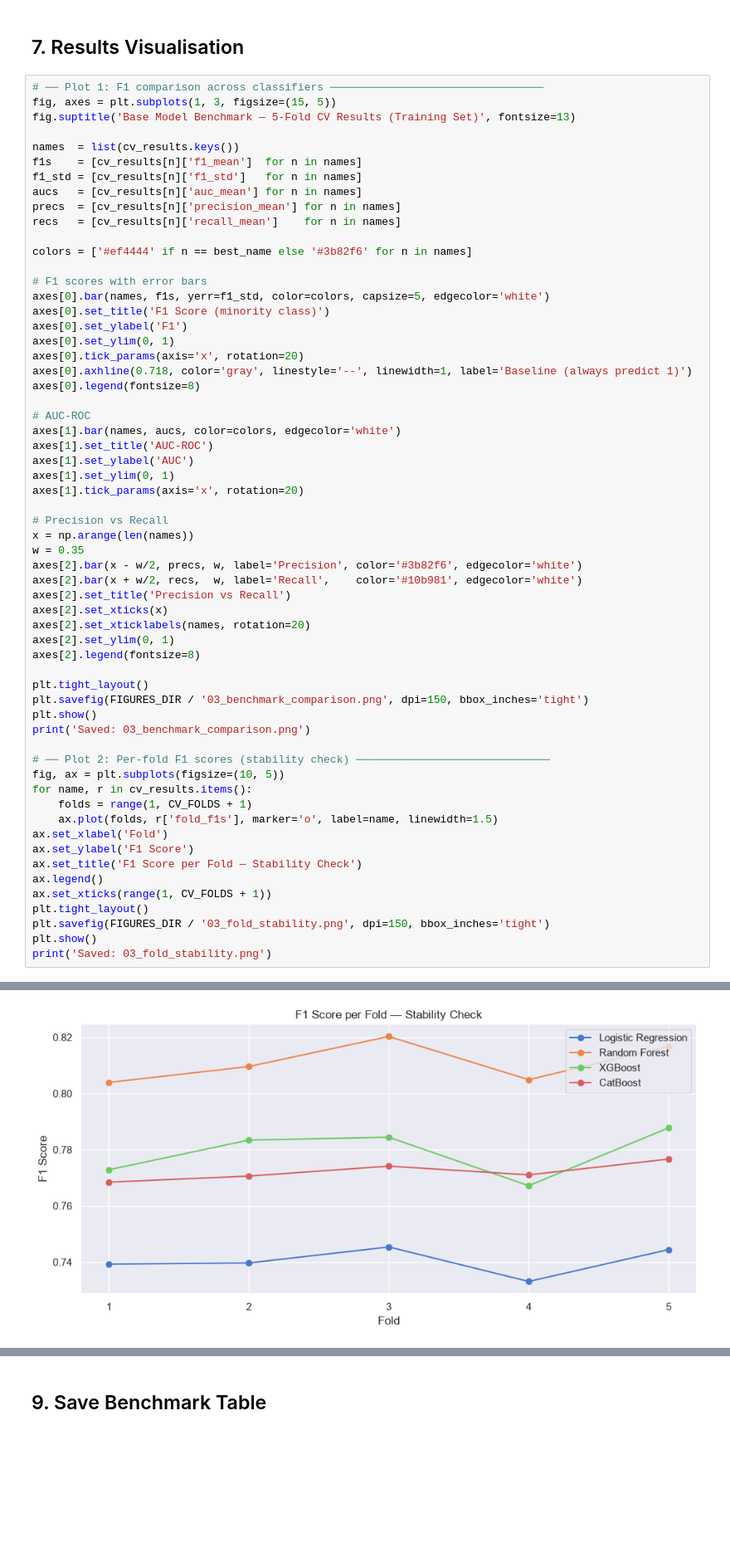
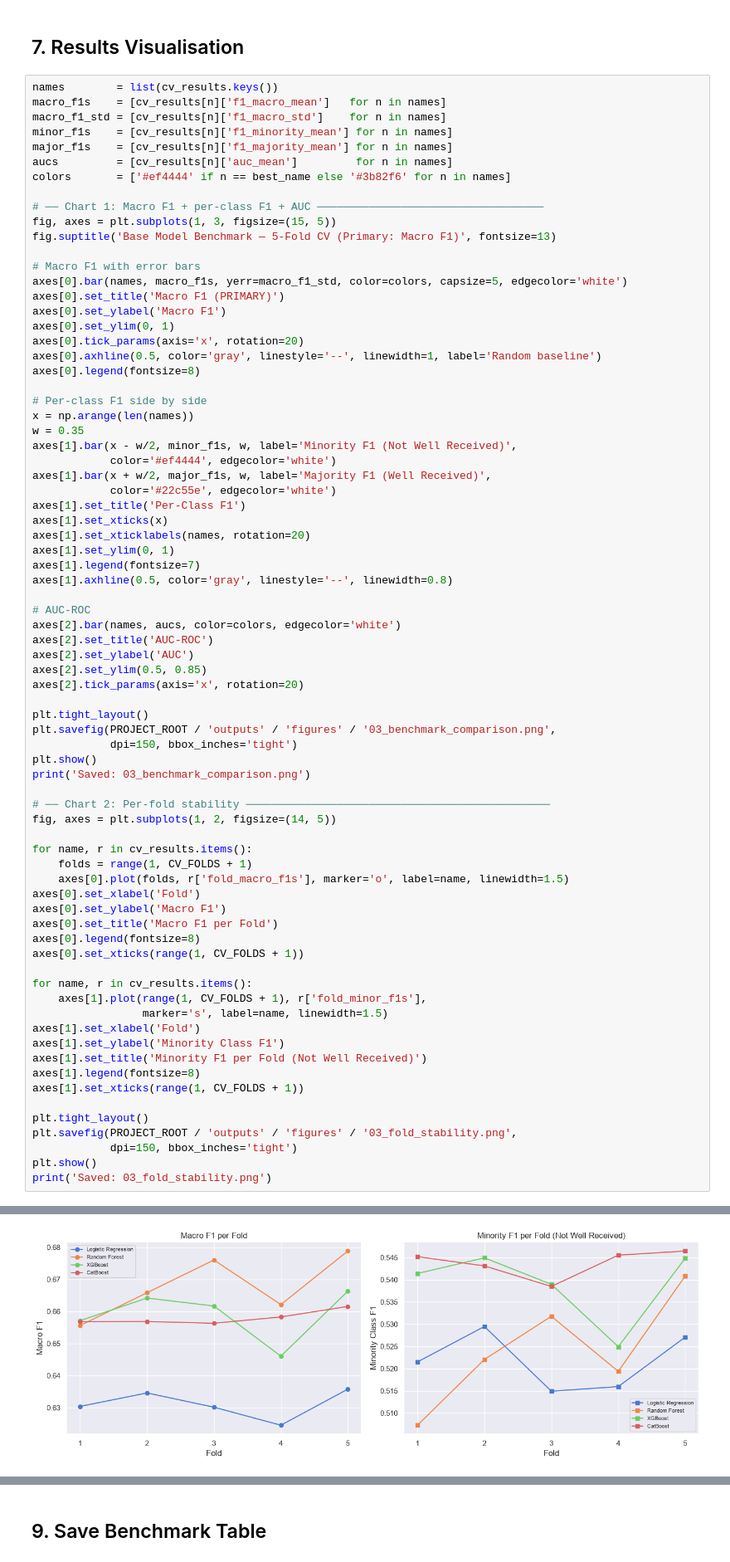
Before and after one commit to HeshanKR/FYP_Game_Reception_Predictor, a Jupyter notebook: notebooks/03_base_model_benchmark.ipynb, the cells around one changed output, grey strips where cells are left out. Shown at 83% size. Saved outputs shown, nothing was run; the diff lists cells and outputs as text; blank space fills up the shorter version.

```diff
--- a/notebooks/03_base_model_benchmark.ipynb
+++ b/notebooks/03_base_model_benchmark.ipynb
@@ -487,63 +697,78 @@ Strategy 3: SMOTE oversampling...
 # %% [markdown]
 ## 7. Results Visualisation
 # %%
-# ── Plot 1: F1 comparison across classifiers ─────────────────────────────────
+names        = list(cv_results.keys())
+macro_f1s    = [cv_results[n]['f1_macro_mean']   for n in names]
+macro_f1_std = [cv_results[n]['f1_macro_std']    for n in names]
+minor_f1s    = [cv_results[n]['f1_minority_mean'] for n in names]
+major_f1s    = [cv_results[n]['f1_majority_mean'] for n in names]
+aucs         = [cv_results[n]['auc_mean']         for n in names]
+colors       = ['#ef4444' if n == best_name else '#3b82f6' for n in names]
+
+# ── Chart 1: Macro F1 + per-class F1 + AUC ───────────────────────────────────
 fig, axes = plt.subplots(1, 3, figsize=(15, 5))
-fig.suptitle('Base Model Benchmark — 5-Fold CV Results (Training Set)', fontsize=13)
+fig.suptitle('Base Model Benchmark — 5-Fold CV (Primary: Macro F1)', fontsize=13)
 
-names  = list(cv_results.keys())
-f1s    = [cv_results[n]['f1_mean']  for n in names]
-f1_std = [cv_results[n]['f1_std']   for n in names]
-aucs   = [cv_results[n]['auc_mean'] for n in names]
-precs  = [cv_results[n]['precision_mean'] for n in names]
-recs   = [cv_results[n]['recall_mean']    for n in names]
-
-colors = ['#ef4444' if n == best_name else '#3b82f6' for n in names]
-
-# F1 scores with error bars
-axes[0].bar(names, f1s, yerr=f1_std, color=colors, capsize=5, edgecolor='white')
-axes[0].set_title('F1 Score (minority class)')
-axes[0].set_ylabel('F1')
+# Macro F1 with error bars
+axes[0].bar(names, macro_f1s, yerr=macro_f1_std, color=colors, capsize=5, edgecolor='white')
+axes[0].set_title('Macro F1 (PRIMARY)')
+axes[0].set_ylabel('Macro F1')
 axes[0].set_ylim(0, 1)
 axes[0].tick_params(axis='x', rotation=20)
-axes[0].axhline(0.718, color='gray', linestyle='--', linewidth=1, label='Baseline (always predict 1)')
+axes[0].axhline(0.5, color='gray', linestyle='--', linewidth=1, label='Random baseline')
 axes[0].legend(fontsize=8)
 
-# AUC-ROC
-axes[1].bar(names, aucs, color=colors, edgecolor='white')
-axes[1].set_title('AUC-ROC')
-axes[1].set_ylabel('AUC')
-axes[1].set_ylim(0, 1)
-axes[1].tick_params(axis='x', rotation=20)
-
-# Precision vs Recall
+# Per-class F1 side by side
 x = np.arange(len(names))
 w = 0.35
-axes[2].bar(x - w/2, precs, w, label='Precision', color='#3b82f6', edgecolor='white')
-axes[2].bar(x + w/2, recs,  w, label='Recall',    color='#10b981', edgecolor='white')
-axes[2].set_title('Precision vs Recall')
-axes[2].set_xticks(x)
-axes[2].set_xticklabels(names, rotation=20)
-axes[2].set_ylim(0, 1)
-axes[2].legend(fontsize=8)
+axes[1].bar(x - w/2, minor_f1s, w, label='Minority F1 (Not Well Received)',
+            color='#ef4444', edgecolor='white')
+axes[1].bar(x + w/2, major_f1s, w, label='Majority F1 (Well Received)',
+            color='#22c55e', edgecolor='white')
+axes[1].set_title('Per-Class F1')
+axes[1].set_xticks(x)
+axes[1].set_xticklabels(names, rotation=20)
+axes[1].set_ylim(0, 1)
+axes[1].legend(fontsize=7)
+axes[1].axhline(0.5, color='gray', linestyle='--', linewidth=0.8)
+
+# AUC-ROC
+axes[2].bar(names, aucs, color=colors, edgecolor='white')
+axes[2].set_title('AUC-ROC')
+axes[2].set_ylabel('AUC')
+axes[2].set_ylim(0.5, 0.85)
+axes[2].tick_params(axis='x', rotation=20)
 
 plt.tight_layout()
-plt.savefig(FIGURES_DIR / '03_benchmark_comparison.png', dpi=150, bbox_inches='tight')
+plt.savefig(PROJECT_ROOT / 'outputs' / 'figures' / '03_benchmark_comparison.png',
+            dpi=150, bbox_inches='tight')
 plt.show()
 print('Saved: 03_benchmark_comparison.png')
 
-# ── Plot 2: Per-fold F1 scores (stability check) ──────────────────────────────
-fig, ax = plt.subplots(figsize=(10, 5))
+# ── Chart 2: Per-fold stability ───────────────────────────────────────────────
+fig, axes = plt.subplots(1, 2, figsize=(14, 5))
+
 for name, r in cv_results.items():
     folds = range(1, CV_FOLDS + 1)
-    ax.plot(folds, r['fold_f1s'], marker='o', label=name, linewidth=1.5)
-ax.set_xlabel('Fold')
-ax.set_ylabel('F1 Score')
-ax.set_title('F1 Score per Fold — Stability Check')
-ax.legend()
-ax.set_xticks(range(1, CV_FOLDS + 1))
+    axes[0].plot(folds, r['fold_macro_f1s'], marker='o', label=name, linewidth=1.5)
+axes[0].set_xlabel('Fold')
+axes[0].set_ylabel('Macro F1')
+axes[0].set_title('Macro F1 per Fold')
+axes[0].legend(fontsize=8)
+axes[0].set_xticks(range(1, CV_FOLDS + 1))
+
+for name, r in cv_results.items():
+    axes[1].plot(range(1, CV_FOLDS + 1), r['fold_minor_f1s'],
+                 marker='s', label=name, linewidth=1.5)
+axes[1].set_xlabel('Fold')
+axes[1].set_ylabel('Minority Class F1')
+axes[1].set_title('Minority F1 per Fold (Not Well Received)')
+axes[1].legend(fontsize=8)
+axes[1].set_xticks(range(1, CV_FOLDS + 1))
+
 plt.tight_layout()
-plt.savefig(FIGURES_DIR / '03_fold_stability.png', dpi=150, bbox_inches='tight')
+plt.savefig(PROJECT_ROOT / 'outputs' / 'figures' / '03_fold_stability.png',
+            dpi=150, bbox_inches='tight')
 plt.show()
 print('Saved: 03_fold_stability.png')
 # %% [output]
@@ -551,5 +776,5 @@ print('Saved: 03_fold_stability.png')
 Saved: 03_benchmark_comparison.png
-[figure, old version]
+[figure, new version]
 Saved: 03_fold_stability.png
 # %% [markdown]
 ## 8. Winner Selection & Final Evaluation on Test Set
```
Also changed, not shown: parts of 9 cells of this notebook, 6 other files.
